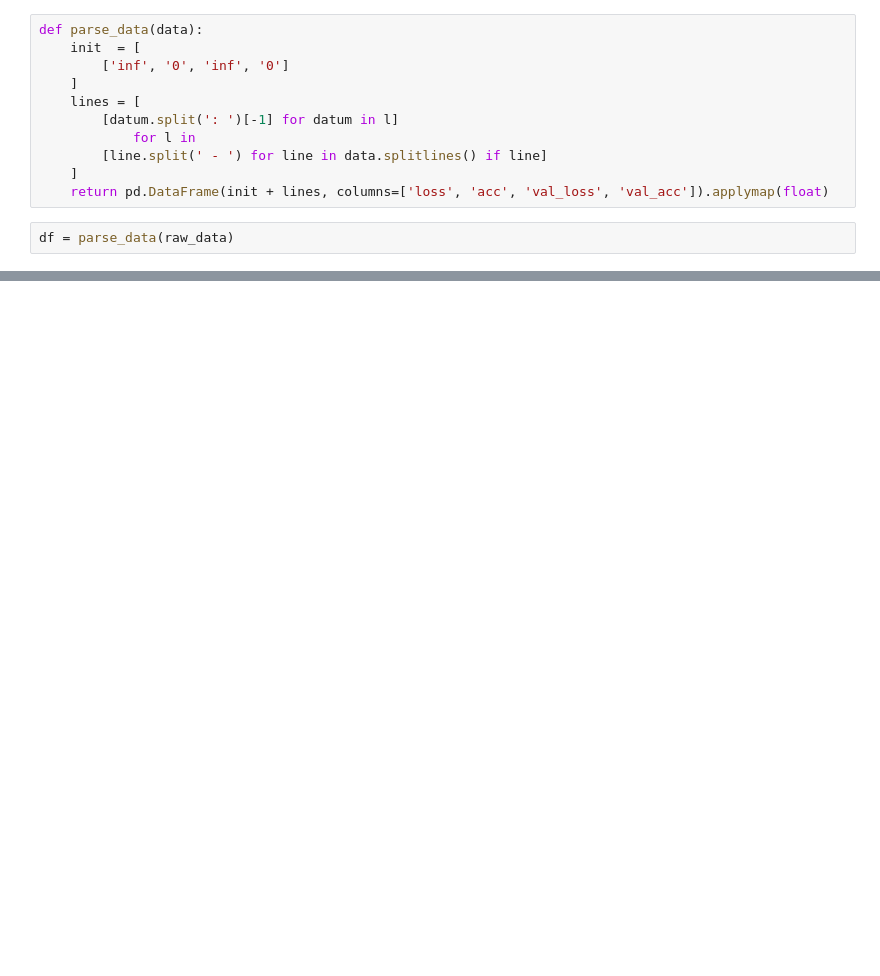
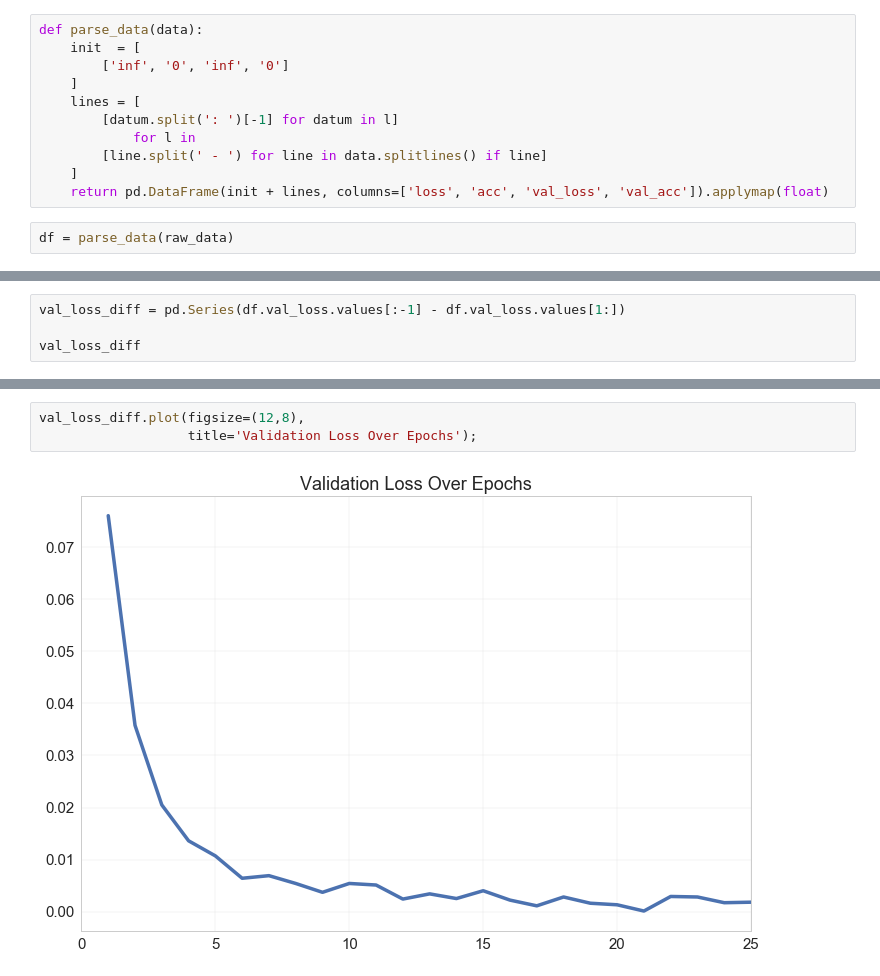
Before and after one commit to jjangsangy/Word2Seq, a Jupyter notebook: nbs/analysis.ipynb, the cells around one changed output, grey strips where cells are left out. Saved outputs shown, nothing was run; the diff lists cells and outputs as text; blank space fills up the shorter version.

Commit message:
added val loss plots

```diff
--- a/nbs/analysis.ipynb
+++ b/nbs/analysis.ipynb
@@ -60,0 +69,4 @@ df.plot(logy=True,
+# %%
+val_loss_diff = pd.Series(df.val_loss.values[:-1] - df.val_loss.values[1:])
+
+val_loss_diff
@@ -60,0 +91,5 @@ df.plot(logy=True,
+# %%
+val_loss_diff.plot(figsize=(12,8),
+                   title='Validation Loss Over Epochs');
+# %% [output]
+[figure, added]
```
Also changed, not shown: parts of 8 cells of this notebook.
